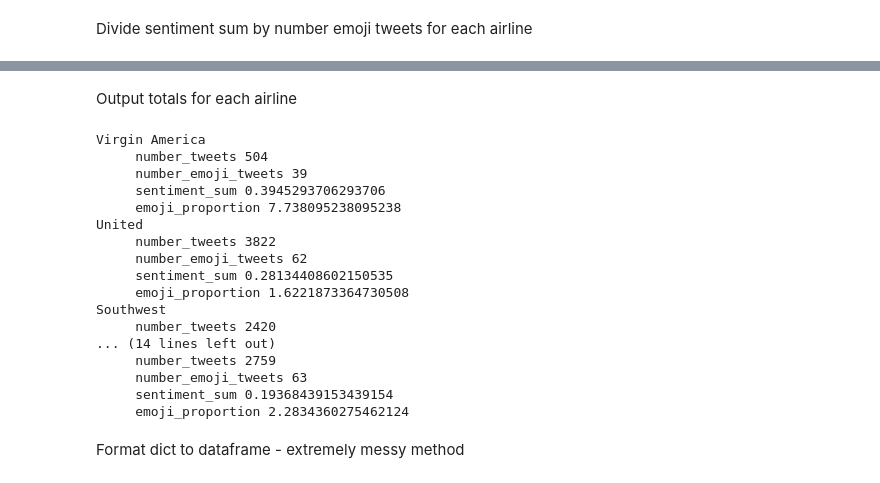
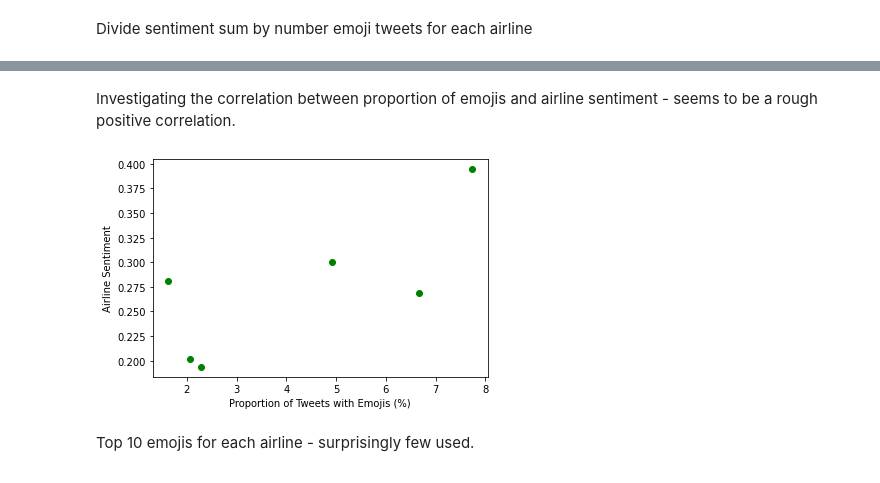
Before and after one commit to mulac/TDA-SentimentAnalysis, a Jupyter notebook: emoji_analysis.ipynb, the cells around one changed output, grey strips where cells are left out. Saved outputs shown, nothing was run; the diff lists cells and outputs as text; code cells hidden in the pictures.

```diff
--- a/emoji_analysis.ipynb
+++ b/emoji_analysis.ipynb
@@ -90,28 +129,11 @@ for airline in airlines:
+# %% [markdown]
+<p>Investigating the correlation between proportion of emojis and airline sentiment - seems to be a rough positive correlation.</p>
+# %%
+plt.scatter(proportion, sentiments, color='green')
+plt.xlabel('Proportion of Tweets with Emojis (%)')
+plt.ylabel('Airline Sentiment')
+plt.show()
+# %% [output]
+[figure, added]
 # %% [markdown]
-<p>Output totals for each airline</p>
+<p>Top 10 emojis for each airline - surprisingly few used.</p>
-# %%
-for airline in airlines:
-    print(airline)
-    for key in airlines[airline]:
-        if key != "emojis":
-            print("    ", key, airlines[airline][key])
-# %% [output]
-Virgin America
-     number_tweets 504
-     number_emoji_tweets 39
-     sentiment_sum 0.3945293706293706
-     emoji_proportion 7.738095238095238
-United
-     number_tweets 3822
-     number_emoji_tweets 62
-     sentiment_sum 0.28134408602150535
-     emoji_proportion 1.6221873364730508
-Southwest
-     number_tweets 2420
-... (14 lines left out)
-     number_tweets 2759
-     number_emoji_tweets 63
-     sentiment_sum 0.19368439153439154
-     emoji_proportion 2.2834360275462124
-# %% [markdown]
-<p>Format dict to dataframe - extremely messy method</p>
```
Also changed, not shown: parts of 15 cells of this notebook.
